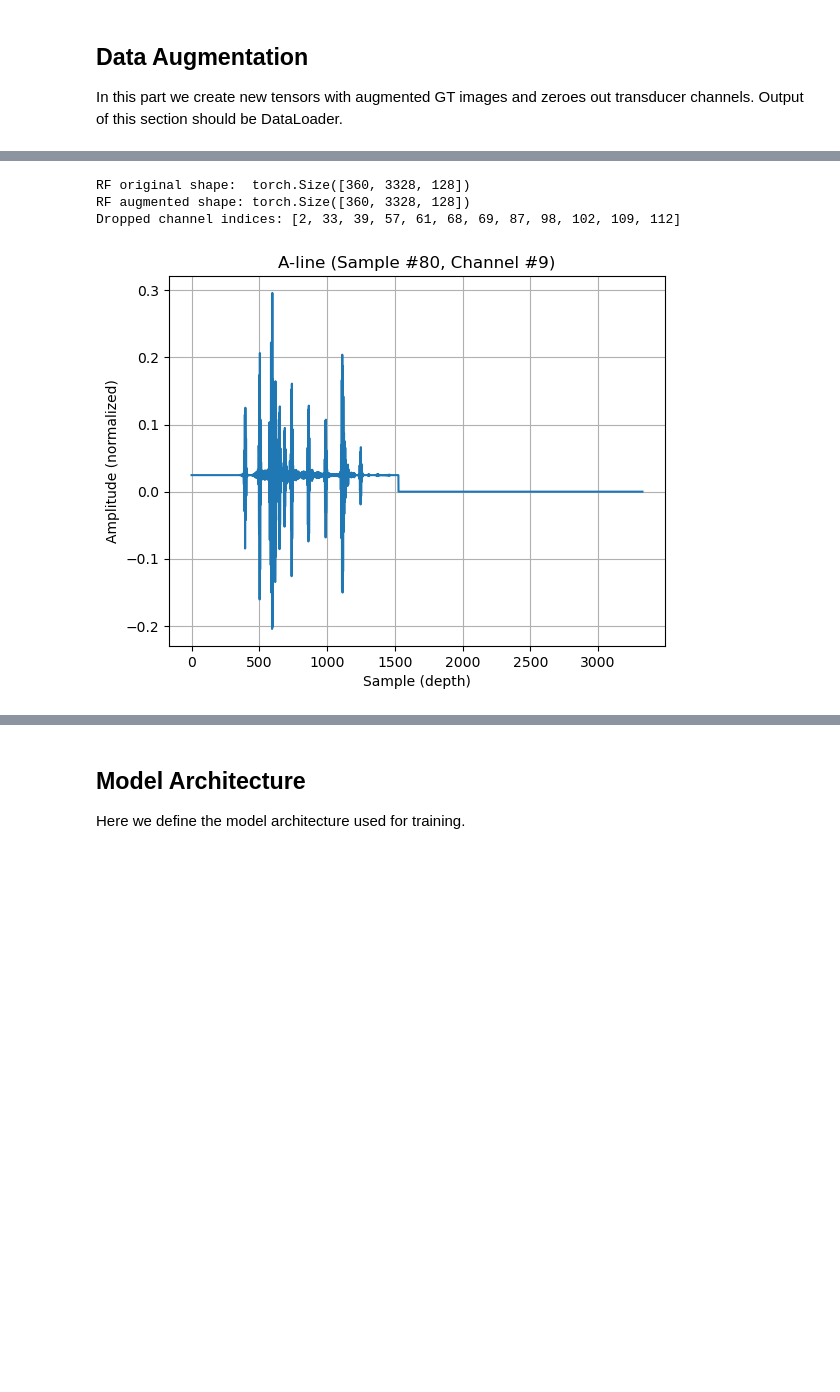
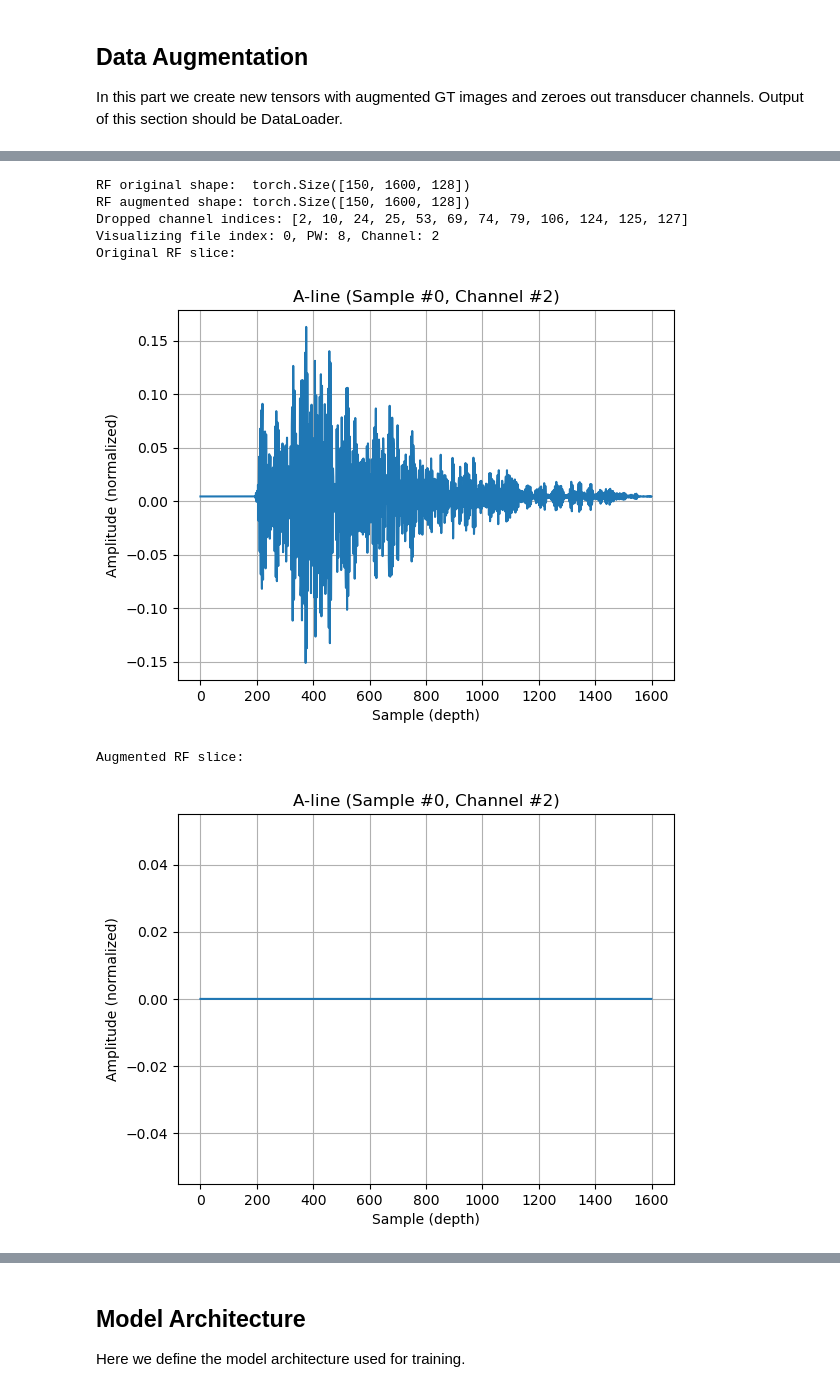
Before and after one commit to jacobinsilico/ReconstructUS, a Jupyter notebook: code/train_model_O.ipynb, the cells around one changed output, grey strips where cells are left out. Cells and saved outputs as stored; diff of their text form; code cells hidden in the pictures; blank space fills up the shorter version.

```diff
--- a/code/train_model_O.ipynb
+++ b/code/train_model_O.ipynb
@@ -37,11 +35,12 @@ Define all the training parameters in one variable.
 # %%
 TARGET_DEPTH = 1600 # target number of samples for all considered RF files
 DATASET_SIZE = 300  # number of total samples loaded in the notebook
+BATCH_SIZE = 4
 # %%
 CONFIG = {
     'model_name': 'unet',           # options: 'resnet', 'unet', 'effunet'
     'loss_function': 'ssim',          # options: 'ssim', 'mae', 'combined'
-    'batch_size': 4,
+    'batch_size': BATCH_SIZE,
     'lr': 1e-4,
     'epochs': 100,
     'input_size': None,               # we set it based on the max depth of processed .mat files
@@ -101,13 +95,10 @@ visualize_rf_line(rf_tensor, file_idx=0, pw_idx=10, ch_idx=64)
 ## Data Augmentation
 In this part we create new tensors with augmented GT images and zeroes out transducer channels. Output of this section should be DataLoader.
 # %%
-# we need train test split first
-from sklearn.model_selection import train_test_split
-
-# Indices for splitting
-indices = np.arange(rf_tensor.shape[0])
-train_idx, temp_idx = train_test_split(indices, test_size=0.2, random_state=42)
-val_idx, test_idx = train_test_split(temp_idx, test_size=0.5, random_state=42)
+# Define indices manually
+val_idx  = np.arange(0, 30)      # first 30 for validation
+test_idx = np.arange(30, 150)    # next 120 for testing
+train_idx = np.arange(150, 300)  # remaining 150 for training
 
 # Split tensors
 rf_train, gt_train = rf_tensor[train_idx], gt_tensor[train_idx]
@@ -180,43 +170,53 @@ def zero_out_rf_channels(rf_tensor, dropout_rate=0.1):
     Randomly zero out dropout_rate fraction of transducer channels.
 
     Args:
         rf_tensor (torch.Tensor): [N, D, C] RF data
         dropout_rate (float): Fraction of channels to zero out
 
     Returns:
         rf_aug (torch.Tensor): Augmented tensor with dropped channels
         dropped_channels (list[int]): Indices of zeroed channels
     """
     N, D, C = rf_tensor.shape
     num_drop = int(C * dropout_rate)
     dropped_channels = sorted(random.sample(range(C), num_drop))
 
     # Clone to avoid modifying original
     rf_aug = rf_tensor.clone()
     rf_aug[:, :, dropped_channels] = 0
 
     return rf_aug, dropped_channels
 
 # ==== Test it on rf_train ====
 rf_augmented, zeroed_idx = zero_out_rf_channels(rf_train, dropout_rate=0.1)
 
 print("RF original shape: ", rf_train.shape)
 print("RF augmented shape:", rf_augmented.shape)
 print("Dropped channel indices:", zeroed_idx)
 
-# === Visual sanity check ===
-from utils.visualize_raw import visualize_rf_line
+# Choose a random sample index from rf_train
+file_idx = torch.randint(0, rf_train.shape[0], (1,)).item()
+pw_idx = 8
+ch_idx = zeroed_idx[0]
 
-file_idx = 80  # plane wave index to visualize
-pw_idx   = 8
-ch_idx   = 9
-# should look flatlined (all zeros)
+print(f"Visualizing file index: {file_idx}, PW: {pw_idx}, Channel: {ch_idx}")
+
+# Visualize original
+print("Original RF slice:")
+visualize_rf_line(rf_train, file_idx=file_idx, pw_idx=pw_idx, ch_idx=ch_idx)
+
+# Visualize zeroed
+print("Augmented RF slice:")
 visualize_rf_line(rf_augmented, file_idx=file_idx, pw_idx=pw_idx, ch_idx=ch_idx)
 # %% [output]
-RF original shape:  torch.Size([360, 3328, 128])
-RF augmented shape: torch.Size([360, 3328, 128])
-Dropped channel indices: [2, 33, 39, 57, 61, 68, 69, 87, 98, 102, 109, 112]
+RF original shape:  torch.Size([150, 1600, 128])
+RF augmented shape: torch.Size([150, 1600, 128])
+Dropped channel indices: [2, 10, 24, 25, 53, 69, 74, 79, 106, 124, 125, 127]
+Visualizing file index: 0, PW: 8, Channel: 2
+Original RF slice:
-[figure, old version]
+[figure, new version]
+Augmented RF slice:
+[figure, added]
 # %%
 from torch.utils.data import TensorDataset
 # === 1. Augment GT for training ===
```
Also changed, not shown: parts of 11 cells of this notebook, 1 other file.
